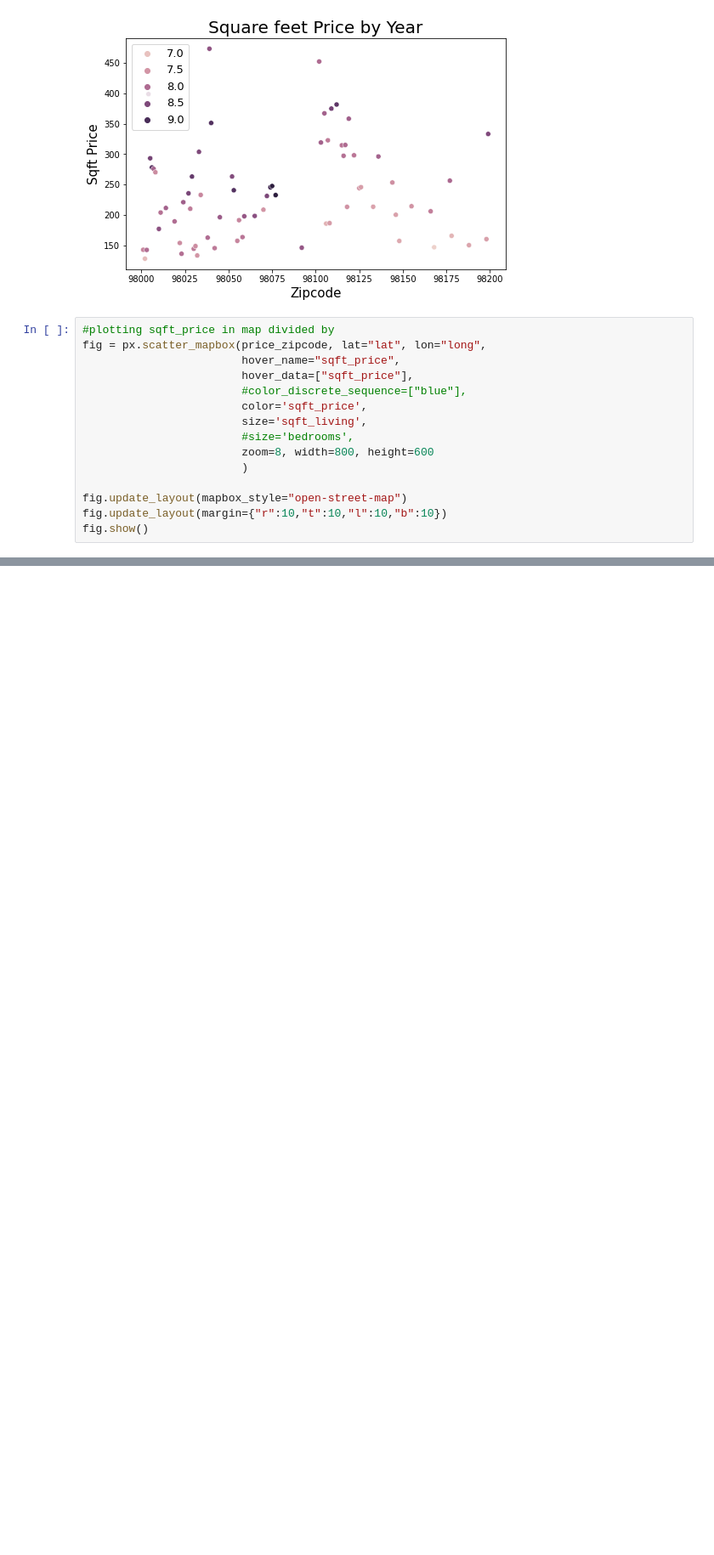
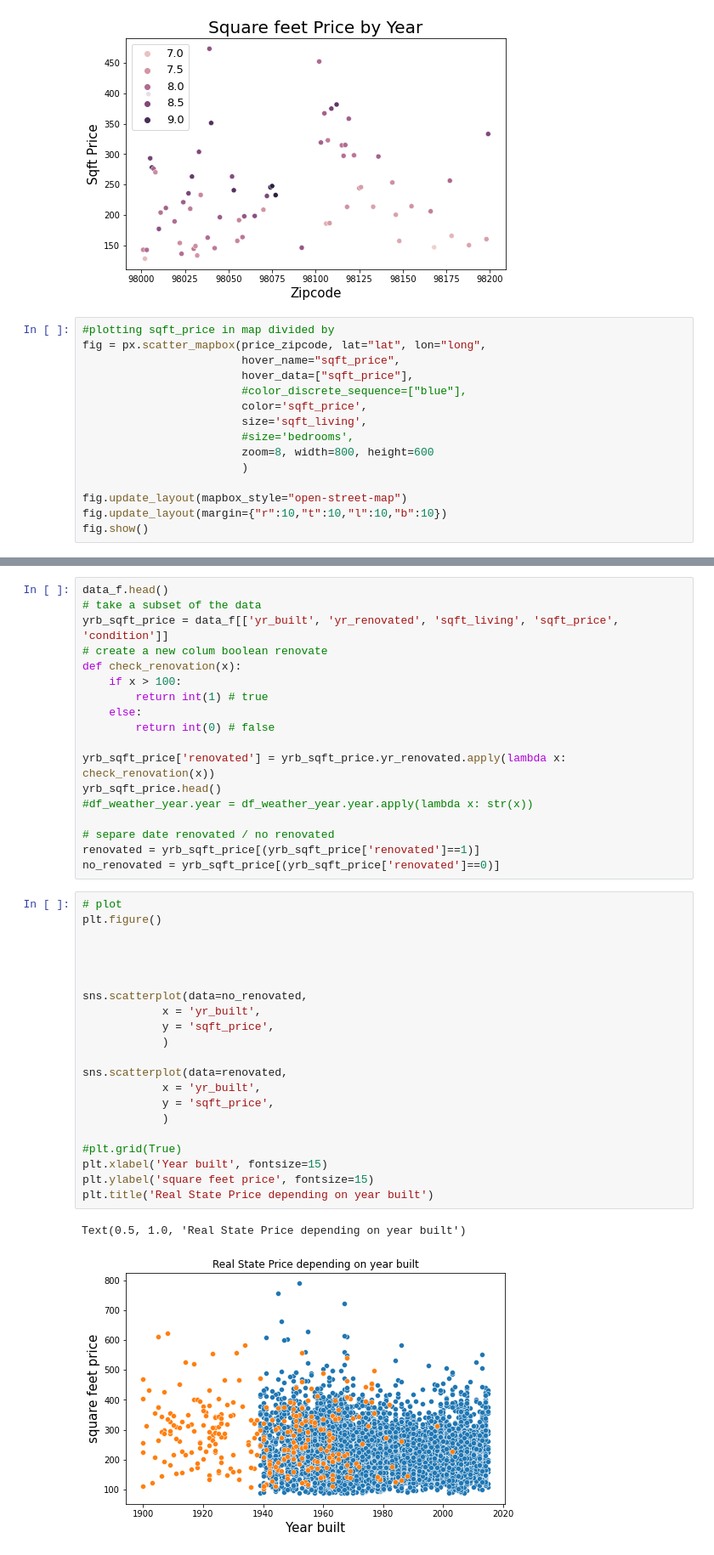
Before and after one commit to valentina-bec/EDA_project1, a Jupyter notebook: EDA_exploration.ipynb, the cells around one changed output, grey strips where cells are left out. Shown at 85% size. Saved outputs shown, nothing was run; the diff lists cells and outputs as text; blank space fills up the shorter version.

```diff
--- a/EDA_exploration.ipynb
+++ b/EDA_exploration.ipynb
@@ -480,0 +529,42 @@ fig.show()
+# %%
+data_f.head()
+# take a subset of the data
+yrb_sqft_price = data_f[['yr_built', 'yr_renovated', 'sqft_living', 'sqft_price', 'condition']]
+# create a new colum boolean renovate
+def check_renovation(x):
+    if x > 100:
+        return int(1) # true
+    else:
+        return int(0) # false
+
+yrb_sqft_price['renovated'] = yrb_sqft_price.yr_renovated.apply(lambda x: check_renovation(x))
+yrb_sqft_price.head()
+#df_weather_year.year = df_weather_year.year.apply(lambda x: str(x))
+
+# separe date renovated / no renovated
+renovated = yrb_sqft_price[(yrb_sqft_price['renovated']==1)]
+no_renovated = yrb_sqft_price[(yrb_sqft_price['renovated']==0)]
+# %%
+# plot
+plt.figure()
+
+
+
+
+sns.scatterplot(data=no_renovated,
+            x = 'yr_built',
+            y = 'sqft_price',
+            )
+
+sns.scatterplot(data=renovated,
+            x = 'yr_built',
+            y = 'sqft_price',
+            )
+
+#plt.grid(True)
+plt.xlabel('Year built', fontsize=15)
+plt.ylabel('square feet price', fontsize=15)
+plt.title('Real State Price depending on year built')
+# %% [output]
+Text(0.5, 1.0, 'Real State Price depending on year built')
+[figure, added]
```
Also changed, not shown: parts of 27 cells of this notebook, 3 other files.
